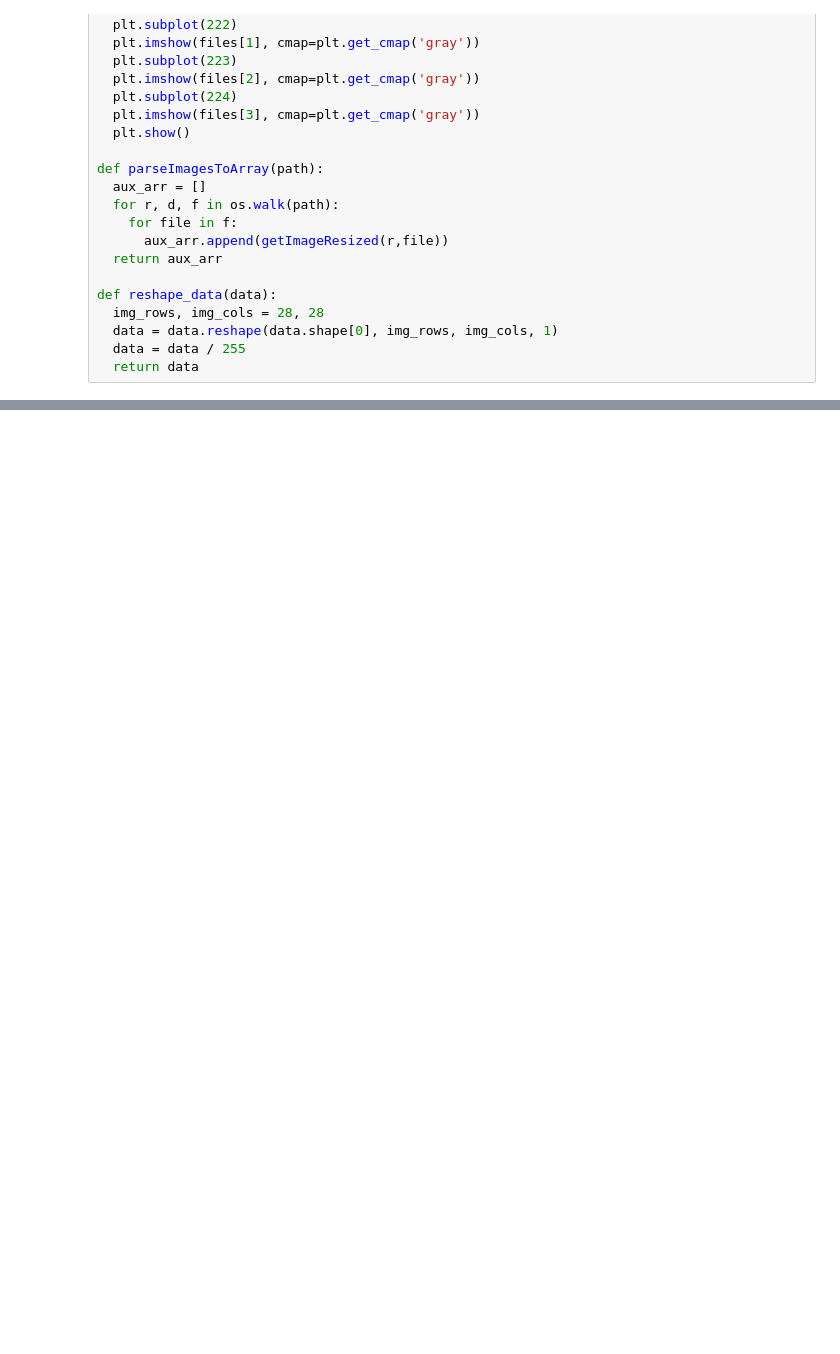
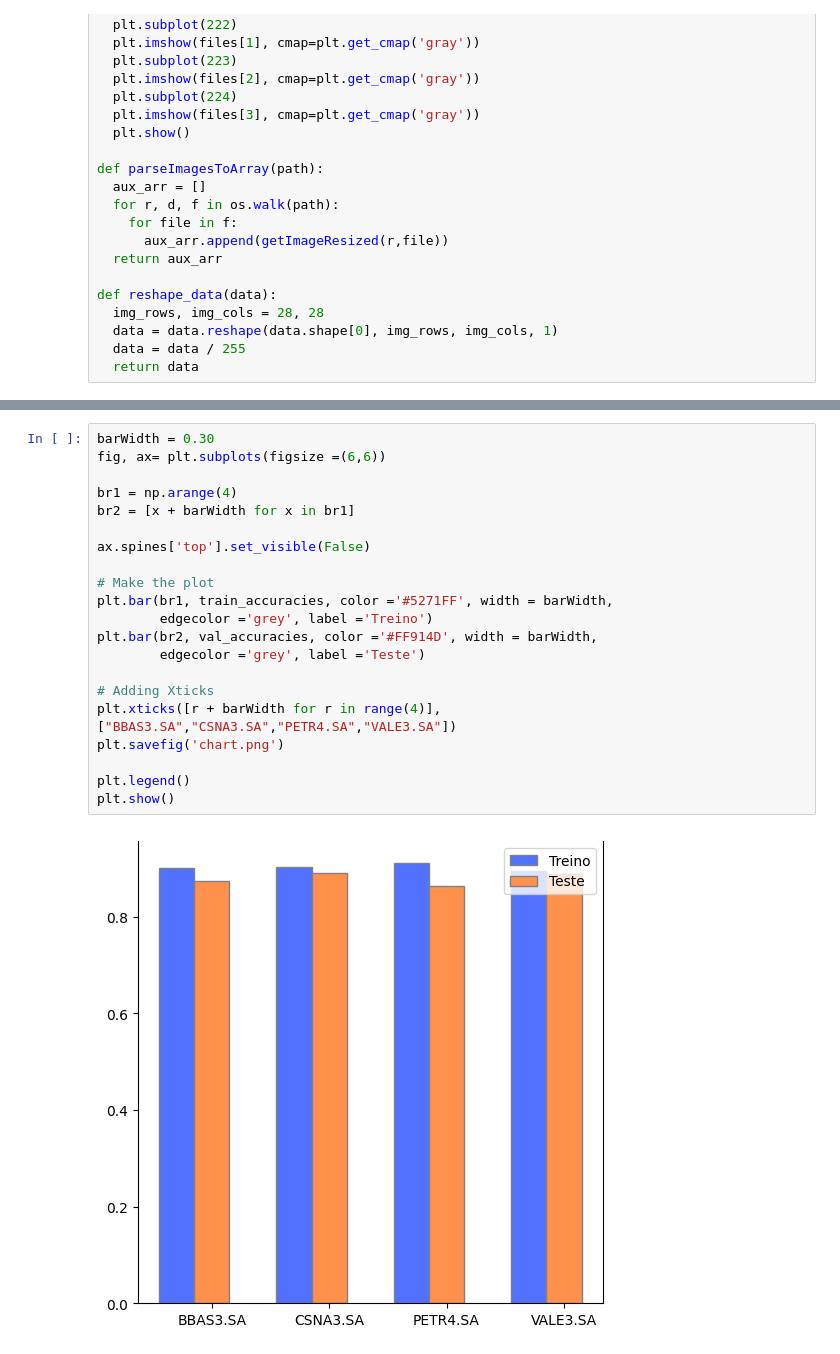
Before and after one commit to Verdant31/TCC-Deep-Learning, a Jupyter notebook: cnn.ipynb, the cells around one changed output, grey strips where cells are left out. Saved outputs shown, nothing was run; the diff lists cells and outputs as text; blank space fills up the shorter version.

```diff
--- a/cnn.ipynb
+++ b/cnn.ipynb
@@ -161,0 +165,23 @@ Matriz de confusão
+# %%
+barWidth = 0.30
+fig, ax= plt.subplots(figsize =(6,6))
+
+br1 = np.arange(4)
+br2 = [x + barWidth for x in br1]
+
+ax.spines['top'].set_visible(False)
+
+# Make the plot
+plt.bar(br1, train_accuracies, color ='#5271FF', width = barWidth,
+        edgecolor ='grey', label ='Treino')
+plt.bar(br2, val_accuracies, color ='#FF914D', width = barWidth,
+        edgecolor ='grey', label ='Teste')
+
+# Adding Xticks
+plt.xticks([r + barWidth for r in range(4)], ["BBAS3.SA","CSNA3.SA","PETR4.SA","VALE3.SA"])
+plt.savefig('chart.png')
+
+plt.legend()
+plt.show()
+# %% [output]
+[figure, added]
```
Also changed, not shown: parts of 1 cell of this notebook, 7 other files.
